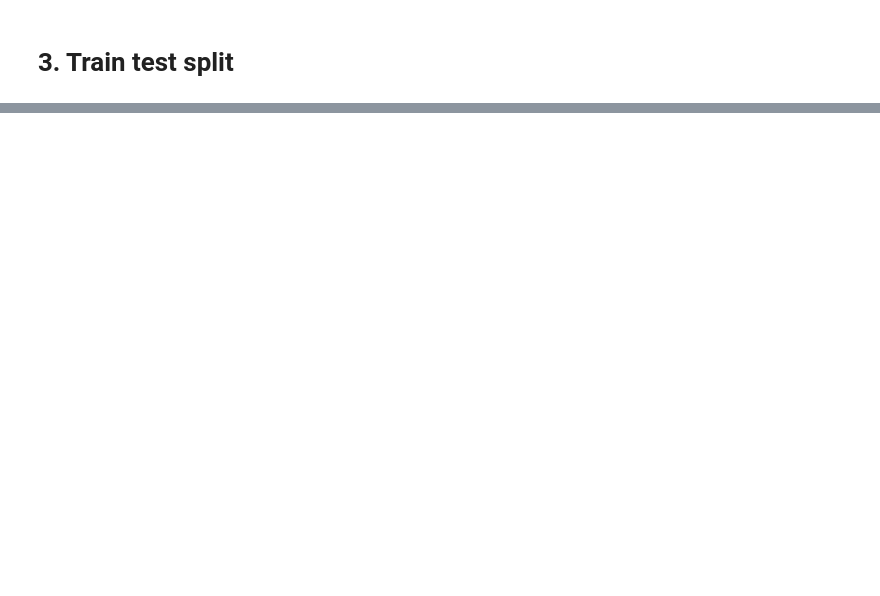
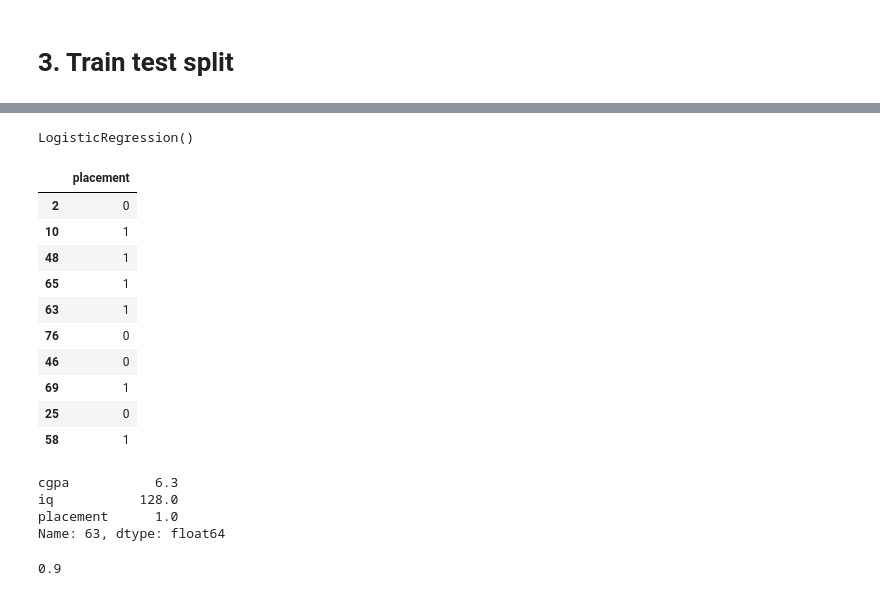
Before and after one commit to aayushmanz/Machine-Learning-with-Python, a Jupyter notebook: ML/End_to_End_ML.ipynb, the cells around one changed output, grey strips where cells are left out. Drawn from its saved outputs; the diff is of its cells as text; code cells hidden in the pictures; blank space fills up the shorter version.

```diff
--- a/ML/End_to_End_ML.ipynb
+++ b/ML/End_to_End_ML.ipynb
@@ -115,0 +146,4 @@ y_train
+# %%
+clf.fit(x_train, y_train)
+# %% [output]
+LogisticRegression()
@@ -115,0 +152,27 @@ y_train
+# %%
+y_test
+# %% [output]
+|  | placement |
+| 2 | 0 |
+| 10 | 1 |
+| 48 | 1 |
+| 65 | 1 |
+| 63 | 1 |
+| 76 | 0 |
+| 46 | 0 |
+| 69 | 1 |
+| 25 | 0 |
+| 58 | 1 |
+# %%
+df.iloc[63,:]
+# %% [output]
+cgpa           6.3
+iq           128.0
+placement      1.0
+Name: 63, dtype: float64
+# %%
+from sklearn.metrics import accuracy_score as As
+
+As(y_test,y_pred)
+# %% [output]
+0.9
```
Also changed, not shown: parts of 7 cells of this notebook.
